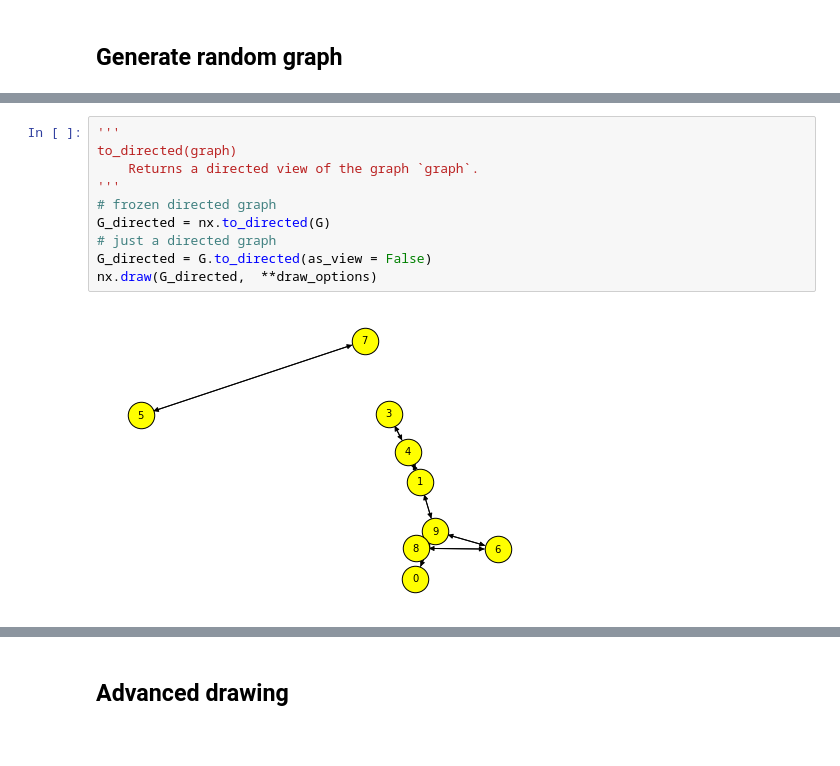
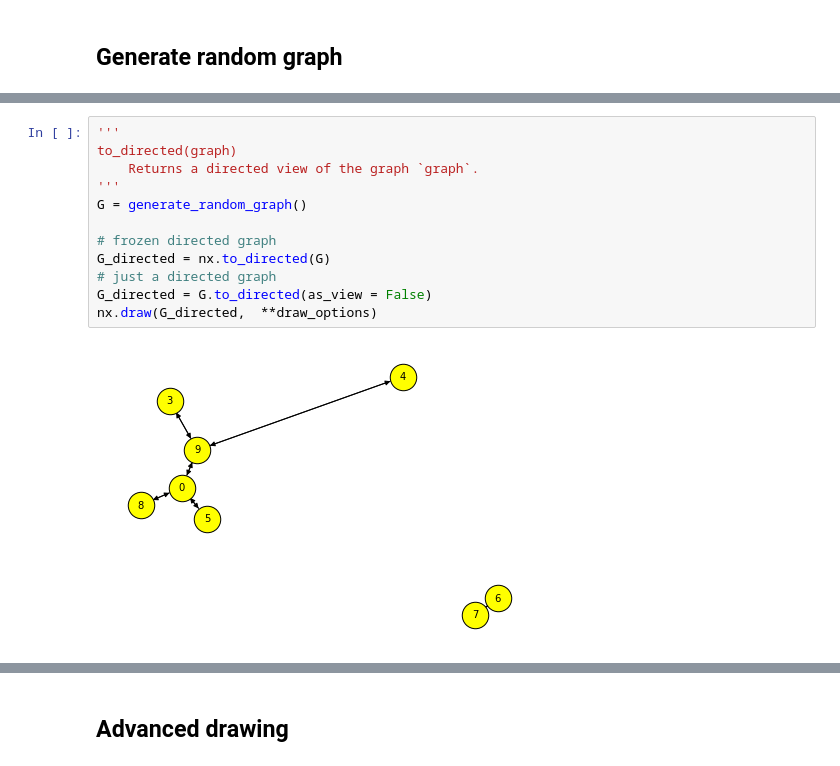
Before and after one commit to erelsgl-at-ariel/research-5782, a Jupyter notebook: 03-NumpyStack/0.code/5.networkX.ipynb, the cells around one changed output, grey strips where cells are left out. Drawn from its saved outputs; the diff is of its cells as text.

```diff
--- a/03-NumpyStack/0.code/5.networkX.ipynb
+++ b/03-NumpyStack/0.code/5.networkX.ipynb
@@ -284,12 +284,14 @@ nx.draw(G_empty,  **draw_options)
 # %%
 '''
 to_directed(graph)
     Returns a directed view of the graph `graph`.
 '''
+G = generate_random_graph()
+
 # frozen directed graph
 G_directed = nx.to_directed(G)
 # just a directed graph
 G_directed = G.to_directed(as_view = False)
 nx.draw(G_directed,  **draw_options)
 # %% [output]
-[figure, old version]
+[figure, new version]
```
Also changed, not shown: parts of 42 cells of this notebook.
